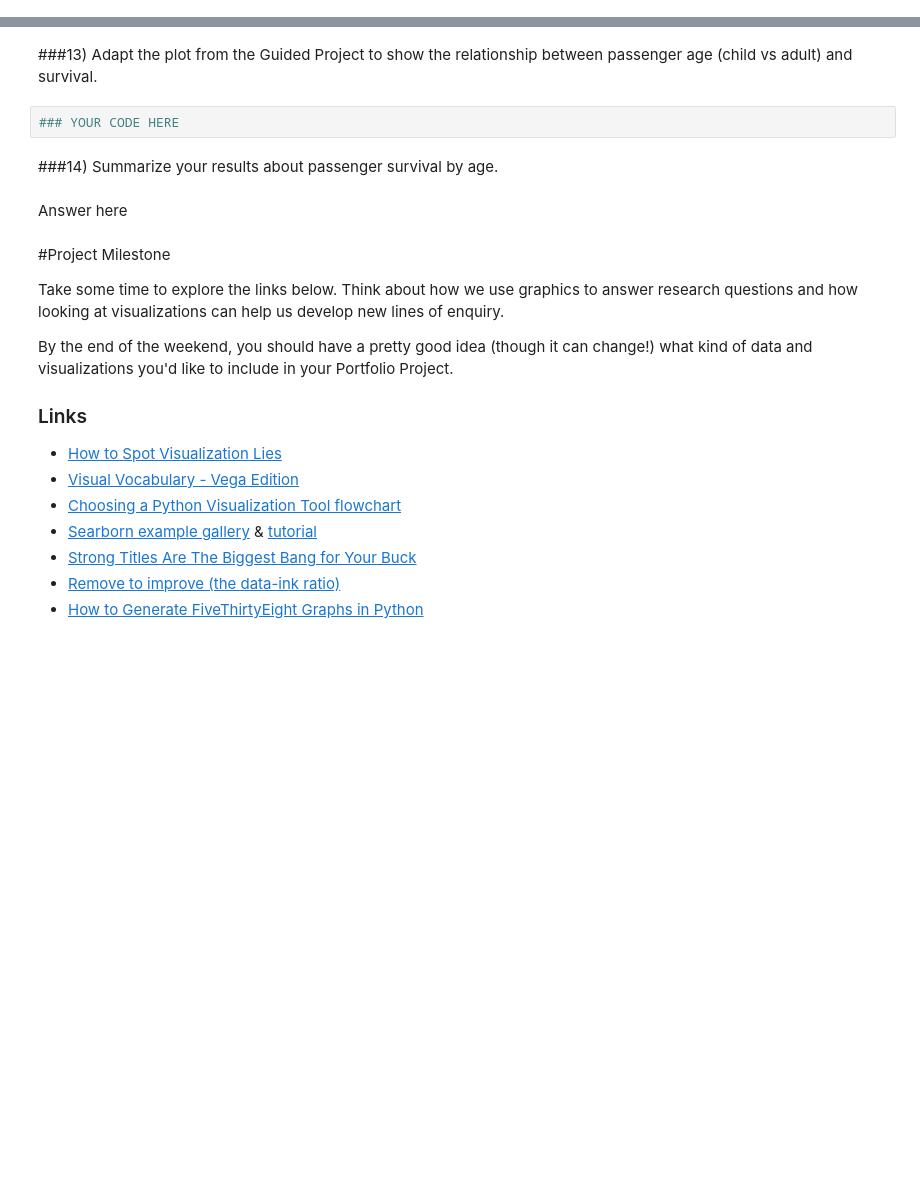
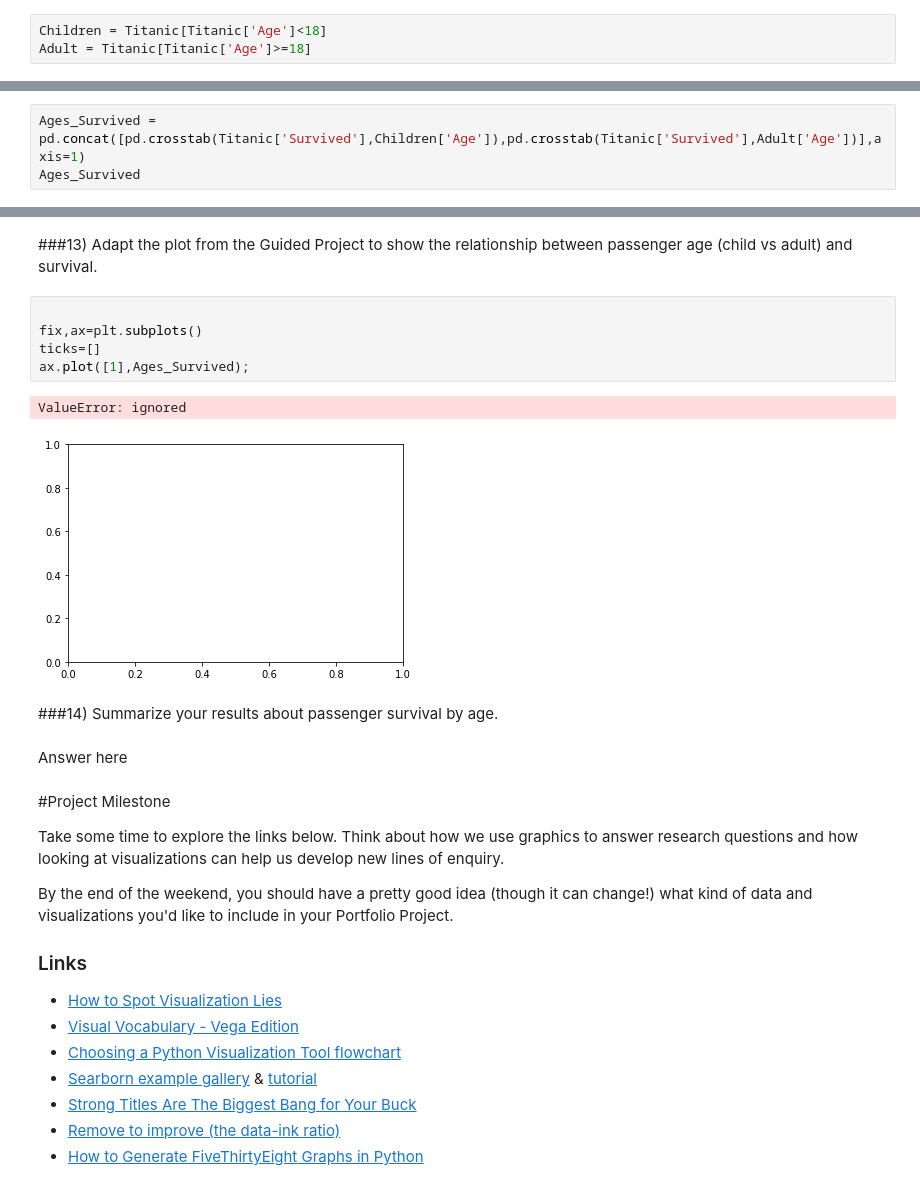
Before and after one commit to mariokart345/DS-Unit-1-Sprint-1-Data-Wrangling-and-Storytelling, a Jupyter notebook: module4-make-explanatory-visualizations/LS_DS_114_Make_Explanatory_Visualizations_Assignment.ipynb, the cells around one changed output, grey strips where cells are left out. Cells and saved outputs as stored; diff of their text form; blank space fills up the shorter version.

```diff
--- a/module4-make-explanatory-visualizations/LS_DS_114_Make_Explanatory_Visualizations_Assignment.ipynb
+++ b/module4-make-explanatory-visualizations/LS_DS_114_Make_Explanatory_Visualizations_Assignment.ipynb
@@ -94,0 +119,3 @@ Answer here
+# %%
+Children = Titanic[Titanic['Age']<18]
+Adult = Titanic[Titanic['Age']>=18]
@@ -102,0 +144,3 @@ Answer here
+# %%
+Ages_Survived = pd.concat([pd.crosstab(Titanic['Survived'],Children['Age']),pd.crosstab(Titanic['Survived'],Adult['Age'])],axis=1)
+Ages_Survived
@@ -103,7 +153,13 @@ Answer here
 # %% [markdown]
 ###13) Adapt the plot from the Guided Project to show the relationship between passenger age (child vs adult) and survival.
-# %%
-### YOUR CODE HERE
+# %%
+
+fix,ax=plt.subplots()
+ticks=[]
+ax.plot([1],Ages_Survived);
+# %% [output]
+ValueError: ignored
+[figure, added]
 # %% [markdown]
 ###14) Summarize your results about passenger survival by age.
 # %% [markdown]
```
Also changed, not shown: parts of 21 cells of this notebook.
